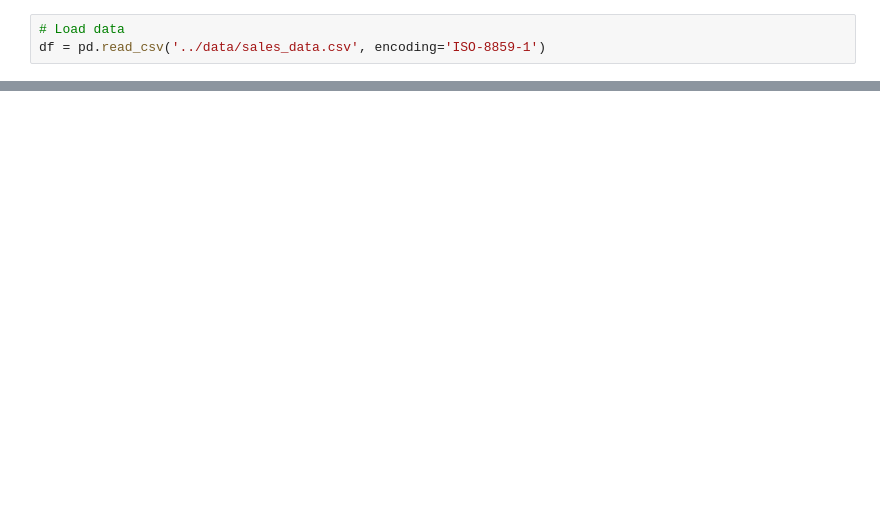
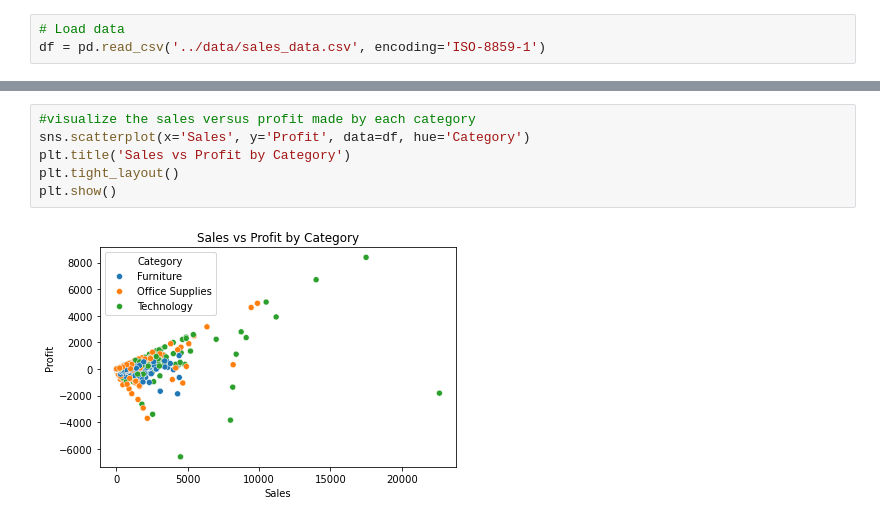
Before and after one commit to mehrzad1994/retail-sales-optimization, a Jupyter notebook: notebooks/Exploratory_Data_Analysis.ipynb, the cells around one changed output, grey strips where cells are left out. Drawn from its saved outputs; the diff is of its cells as text; blank space fills up the shorter version.

```diff
--- a/notebooks/Exploratory_Data_Analysis.ipynb
+++ b/notebooks/Exploratory_Data_Analysis.ipynb
@@ -65,0 +422,8 @@ plt.show()
+# %%
+#visualize the sales versus profit made by each category
+sns.scatterplot(x='Sales', y='Profit', data=df, hue='Category')
+plt.title('Sales vs Profit by Category')
+plt.tight_layout()
+plt.show()
+# %% [output]
+[figure, added]
```
Also changed, not shown: parts of 38 cells of this notebook, 9 other files.
